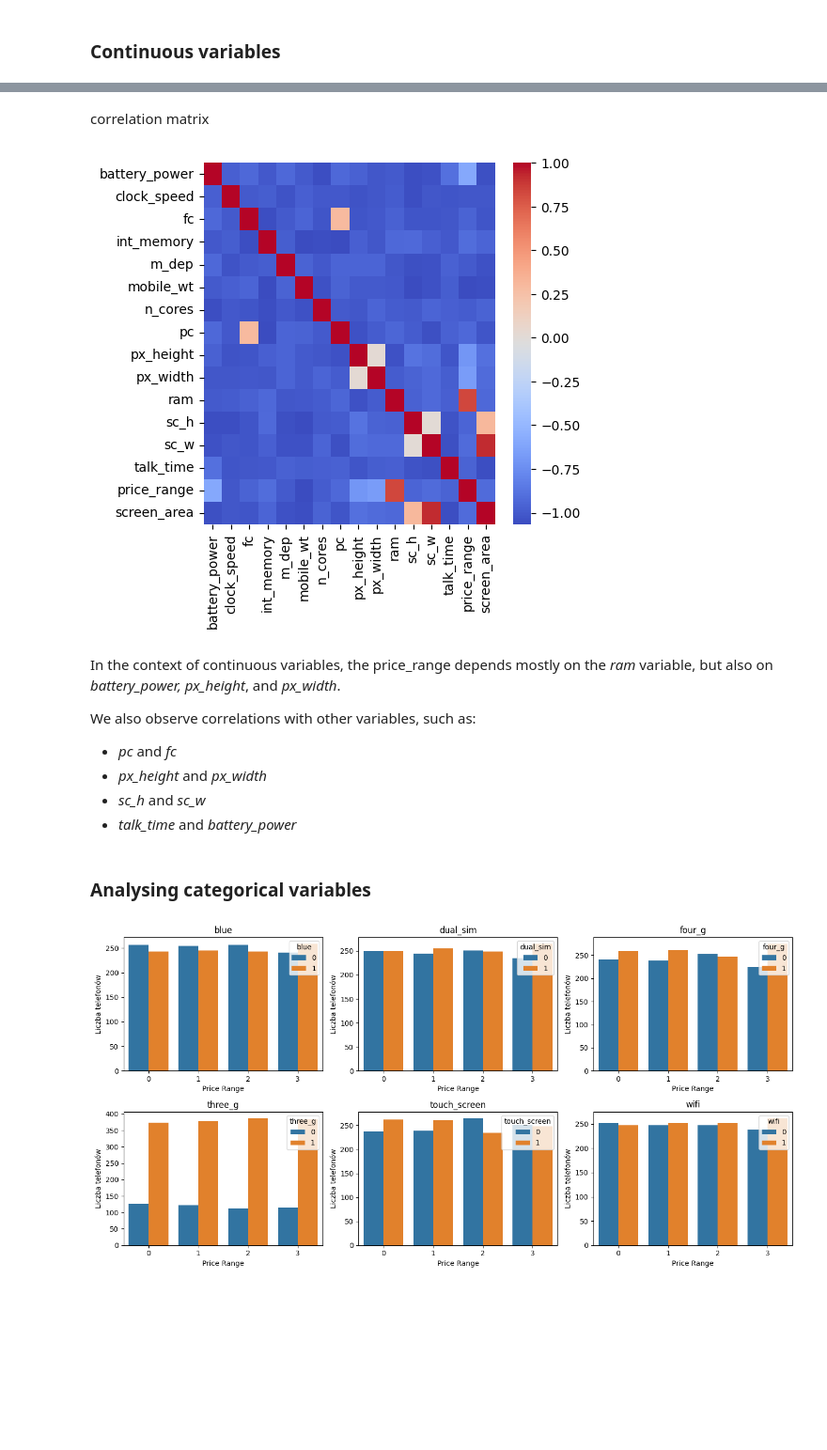
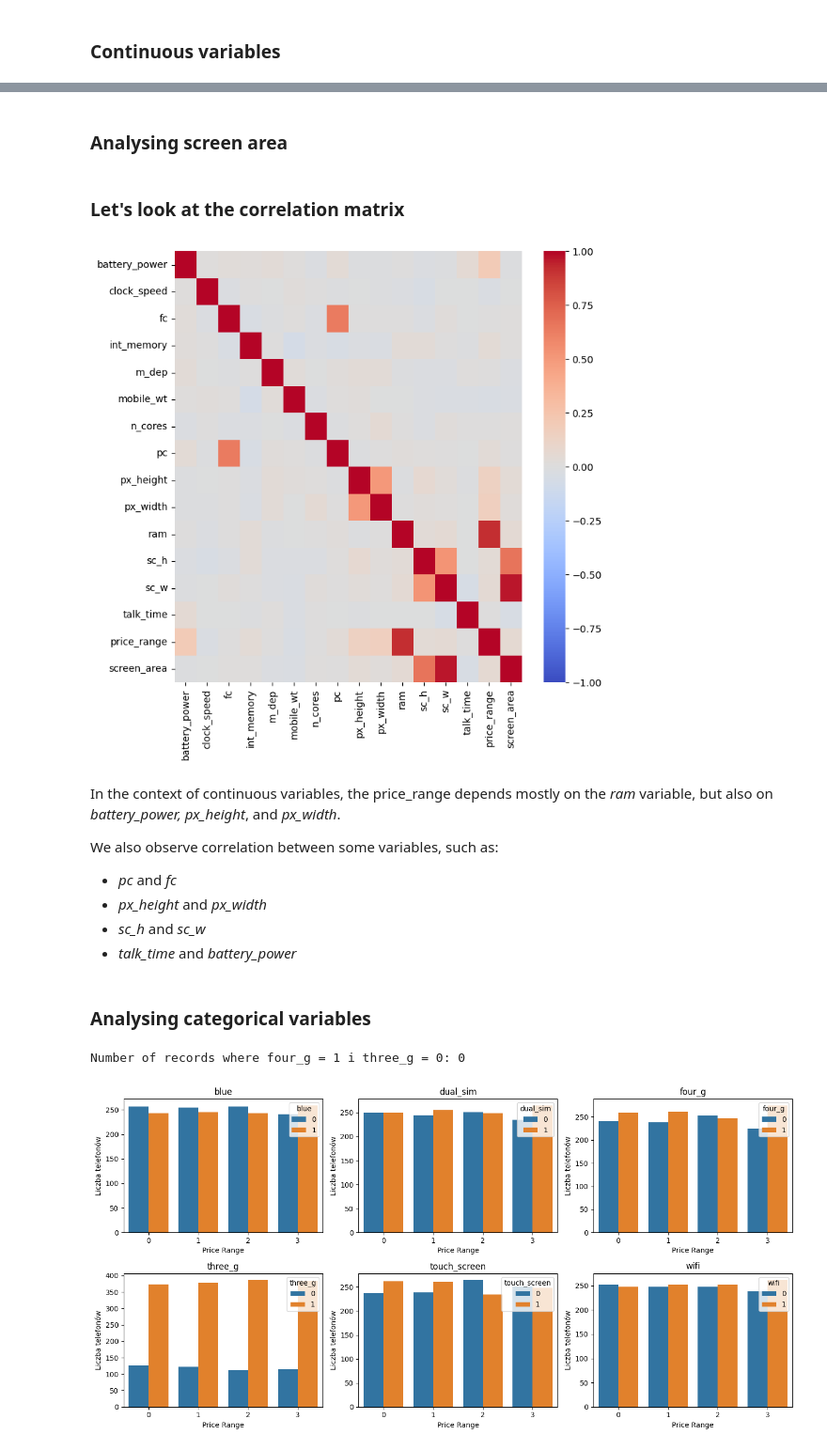
Before and after one commit to xxkaro/Phone-Prices-Classification, a Jupyter notebook: EDA/EDA_final.ipynb, the cells around one changed output, grey strips where cells are left out. Shown at 94% size. Saved outputs shown, nothing was run; the diff lists cells and outputs as text; code cells hidden in the pictures; blank space fills up the shorter version.

```diff
--- a/EDA/EDA_final.ipynb
+++ b/EDA/EDA_final.ipynb
@@ -177,0 +83,3 @@ print(y_test.shape)
+# %%
+mobile_df = pd.read_csv('../Data/Data_modelling/mobile_modelling.csv')
+mobile_df.head(10)
@@ -287,2 +284,2 @@ plt.show()
-# %% [markdown]
-correlation matrix
+# %% [markdown]
+### Analysing screen area
@@ -289,24 +305,33 @@ correlation matrix
+# %% [markdown]
+### Let's look at the correlation matrix
 # %%
 non_binary_df['screen_area'] = non_binary_df['sc_h'] * non_binary_df['sc_w']
 
 corr = non_binary_df.corr()
-corr_scaled = 2 * corr - 1
 
-plt.figure(figsize=(5, 5))
-sns.heatmap(corr_scaled, annot=False, cmap='coolwarm', fmt=".2f")
+plt.figure(figsize=(8, 8))
+sns.heatmap(corr, annot=False, vmin=-1, vmax=1, cmap='coolwarm', fmt=".2f")
 plt.show()
 # %% [output]
-[figure, old version]
+[figure, new version]
 # %% [markdown]
 In the context of continuous variables, the price_range depends mostly on the *ram* variable, but also on *battery_power,* *px_height*, and *px_width*.
 
-We also observe correlations with other variables, such as:
+We also observe correlation between some variables, such as:
 - *pc* and *fc*
 - *px_height* and *px_width*
 - *sc_h* and *sc_w*
 - *talk_time* and *battery_power*
 # %% [markdown]
 ### Analysing categorical variables
+# %%
+from itertools import product
+import itertools
+# it is worth noticing that if phone has 4G automatically that means that it has 3G (there is no record where four_g = 1 and three_g = 0 ) !
+records_with_both = mobile_df[(mobile_df['four_g'] == 1) & (mobile_df['three_g'] == 0)]
+print("Number of records where four_g = 1 i three_g = 0:", len(records_with_both))
+# %% [output]
+Number of records where four_g = 1 i three_g = 0: 0
 # %%
 fig, axes = plt.subplots(nrows=2, ncols=3, figsize=(14, 7))
 
```
Also changed, not shown: parts of 27 cells of this notebook.
